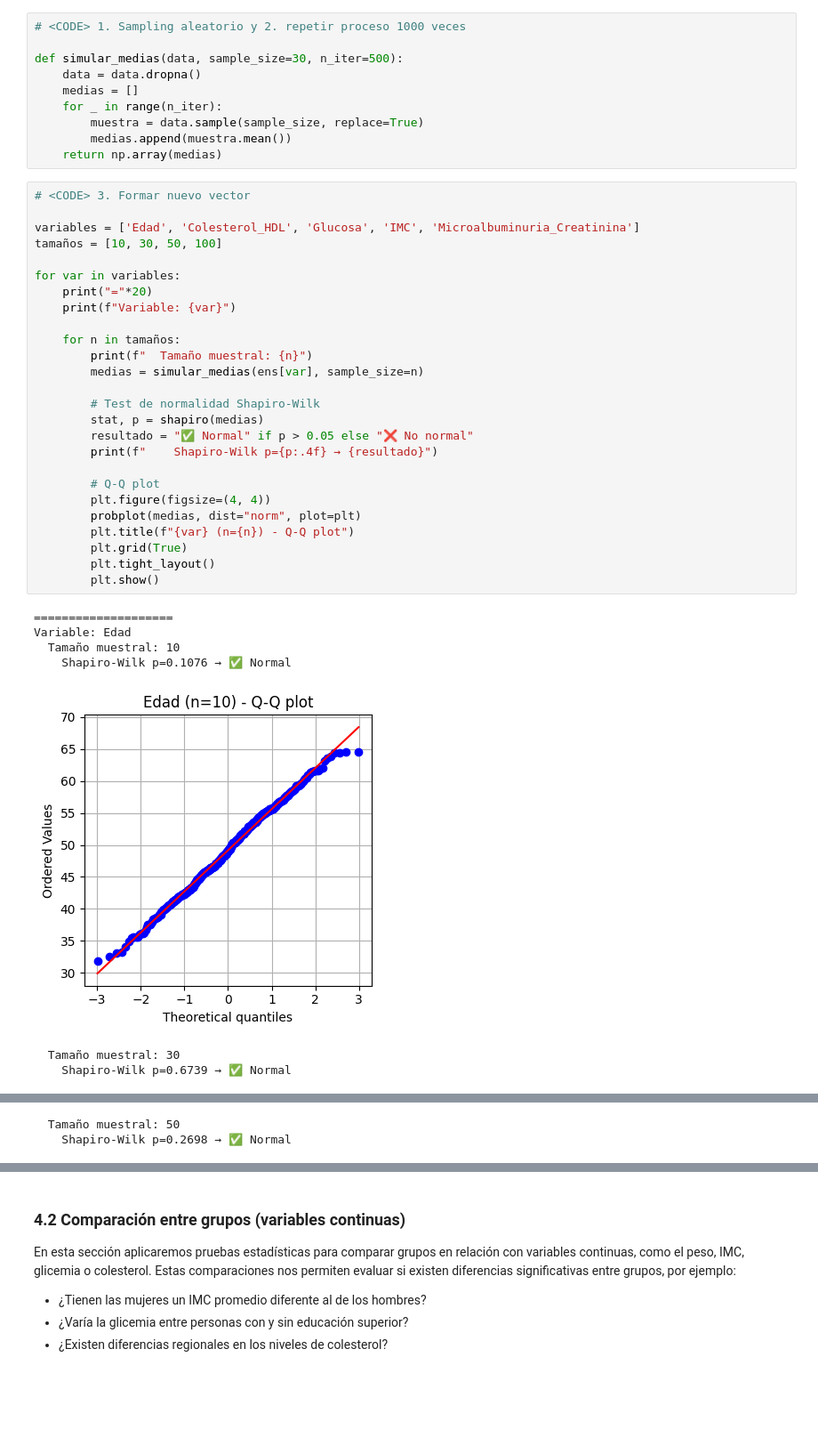
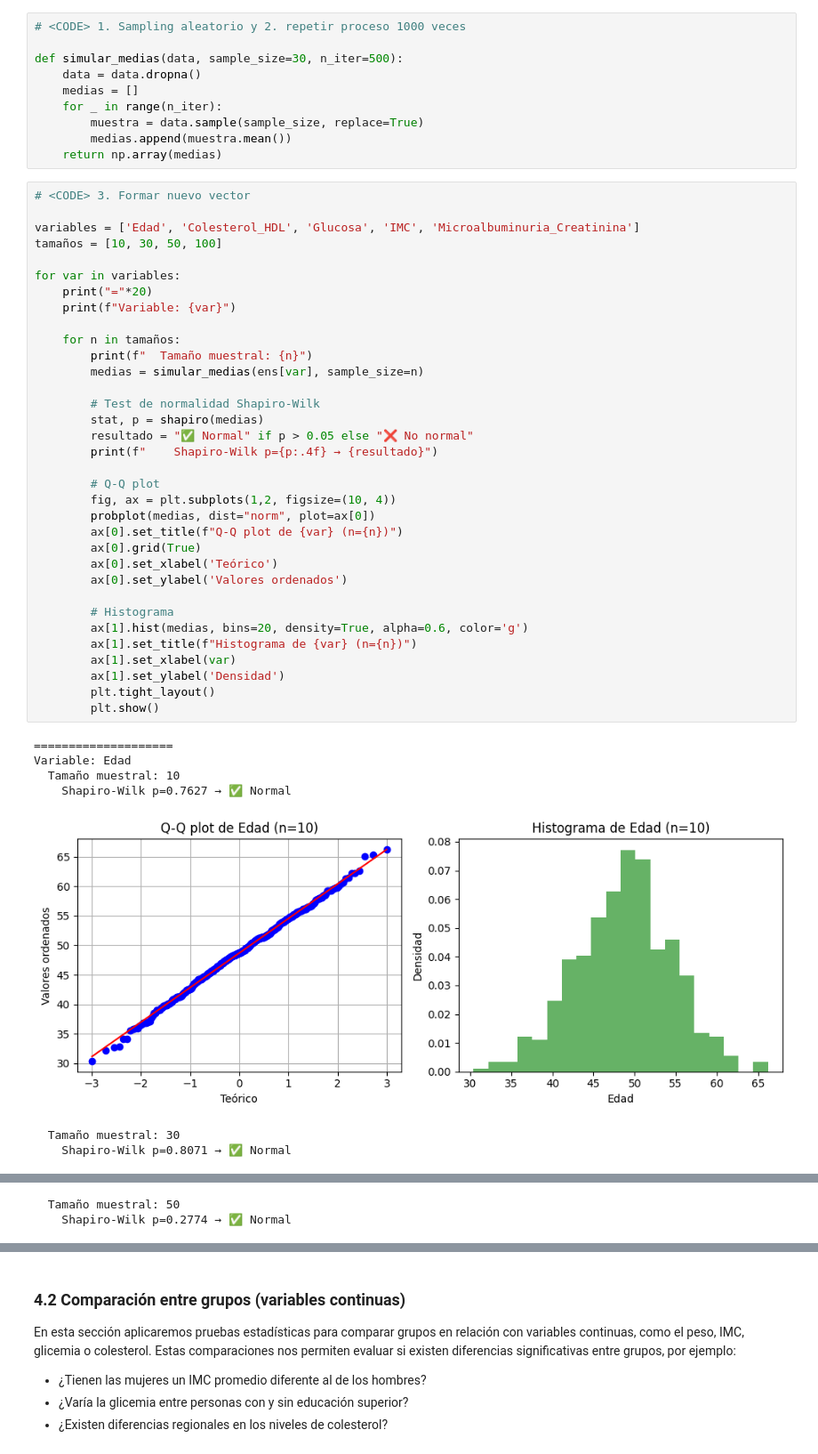
Before and after one commit to iHealthInstitute/Talleres_Diplomado_iHealth, a Jupyter notebook: curso_2/test_de_hipotesis_solution.ipynb, the cells around one changed output, grey strips where cells are left out. Shown at 89% size. Saved outputs shown, nothing was run; the diff lists cells and outputs as text; blank space fills up the shorter version.

```diff
--- a/curso_2/test_de_hipotesis_solution.ipynb
+++ b/curso_2/test_de_hipotesis_solution.ipynb
@@ -282,34 +282,42 @@ def simular_medias(data, sample_size=30, n_iter=500):
 # %%
 # <CODE> 3. Formar nuevo vector
 
 variables = ['Edad', 'Colesterol_HDL', 'Glucosa', 'IMC', 'Microalbuminuria_Creatinina']
 tamaños = [10, 30, 50, 100]
 
 for var in variables:
     print("="*20)
     print(f"Variable: {var}")
 
     for n in tamaños:
         print(f"  Tamaño muestral: {n}")
         medias = simular_medias(ens[var], sample_size=n)
 
         # Test de normalidad Shapiro-Wilk
         stat, p = shapiro(medias)
         resultado = "✅ Normal" if p > 0.05 else "❌ No normal"
         print(f"    Shapiro-Wilk p={p:.4f} → {resultado}")
 
         # Q-Q plot
-        plt.figure(figsize=(4, 4))
-        probplot(medias, dist="norm", plot=plt)
-        plt.title(f"{var} (n={n}) - Q-Q plot")
-        plt.grid(True)
+        fig, ax = plt.subplots(1,2, figsize=(10, 4))
+        probplot(medias, dist="norm", plot=ax[0])
+        ax[0].set_title(f"Q-Q plot de {var} (n={n})")
+        ax[0].grid(True)
+        ax[0].set_xlabel('Teórico')
+        ax[0].set_ylabel('Valores ordenados')
+
+        # Histograma
+        ax[1].hist(medias, bins=20, density=True, alpha=0.6, color='g')
+        ax[1].set_title(f"Histograma de {var} (n={n})")
+        ax[1].set_xlabel(var)
+        ax[1].set_ylabel('Densidad')
         plt.tight_layout()
         plt.show()
 # %% [output]
 ====================
 Variable: Edad
   Tamaño muestral: 10
-    Shapiro-Wilk p=0.1076 → ✅ Normal
+    Shapiro-Wilk p=0.7627 → ✅ Normal
-[figure, old version]
+[figure, new version]
   Tamaño muestral: 30
-    Shapiro-Wilk p=0.6739 → ✅ Normal
+    Shapiro-Wilk p=0.8071 → ✅ Normal
@@ -317,2 +325,2 @@ Variable: Edad
   Tamaño muestral: 50
-    Shapiro-Wilk p=0.2698 → ✅ Normal
+    Shapiro-Wilk p=0.2774 → ✅ Normal
```
Also changed, not shown: parts of 18 cells of this notebook.
